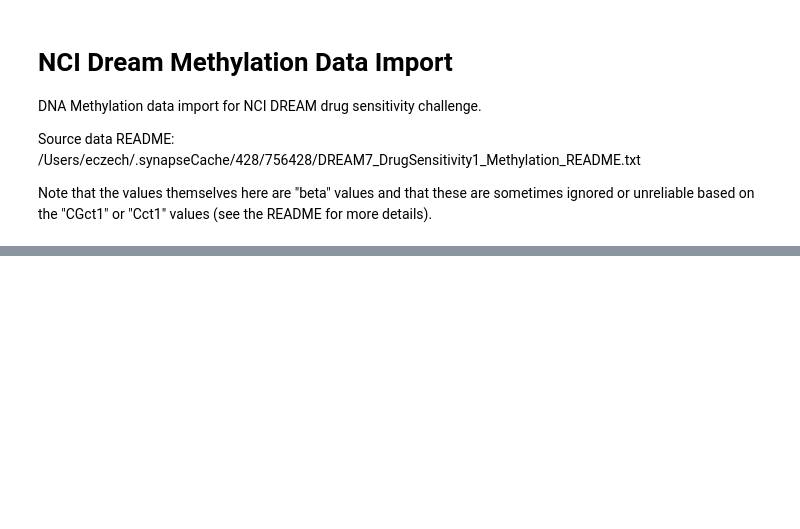
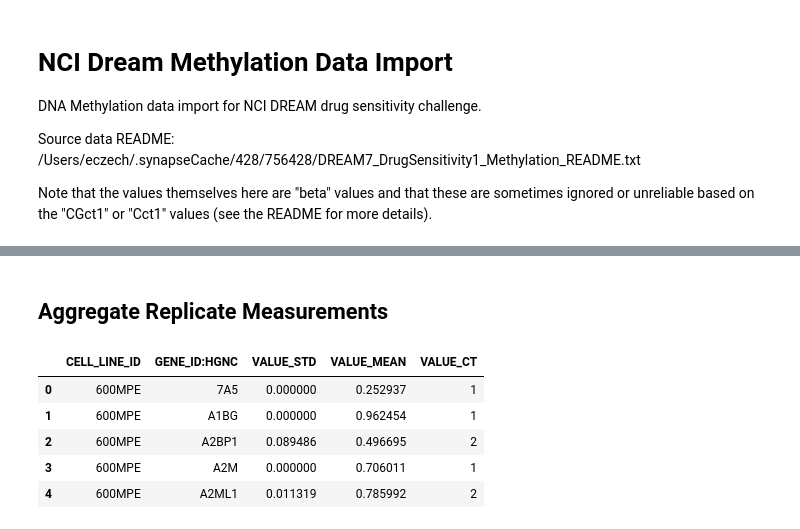
Before and after one commit to eric-czech/mgds, a Jupyter notebook: python/notebook/data_aggregation/import/ncidream/v1/gene-methylation.ipynb, the cells around one changed output, grey strips where cells are left out. Drawn from its saved outputs; the diff is of its cells as text; code cells hidden in the pictures; blank space fills up the shorter version.

```diff
--- a/python/notebook/data_aggregation/import/ncidream/v1/gene-methylation.ipynb
+++ b/python/notebook/data_aggregation/import/ncidream/v1/gene-methylation.ipynb
@@ -56,2 +118,25 @@ VALUE               1129591 non-null float64
 dtypes: float64(1), int64(2), object(3)
 memory usage: 51.7+ MB
+# %% [markdown]
+## Aggregate Replicate Measurements
+# %%
+# According to the documentation for this source, it is common to ignore probes
+# with a CGCT1 or CCT1 of < 3 (or at least I think that's what the docs mean)
+# so consider doing that here in the future:
+
+# d_agg = d_tr[(d_tr['CGCT1'] >= 3) & (d_tr['CCT1'] >= 3)]\
+#     .groupby(['CELL_LINE_ID', 'GENE_ID:HGNC'])['VALUE']\
+#   .agg({'VALUE_MEAN': np.mean, 'VALUE_STD': np.std, 'VALUE_CT': 'count'}).reset_index()
+
+d_agg = d_tr.groupby(['CELL_LINE_ID', 'GENE_ID:HGNC'])['VALUE']\
+    .agg({'VALUE_MEAN': np.mean, 'VALUE_STD': np.std, 'VALUE_CT': 'count'}).reset_index()
+
+d_agg['VALUE_STD'] = d_agg['VALUE_STD'].fillna(0)
+d_agg.head()
+# %% [output]
+|  | CELL_LINE_ID | GENE_ID:HGNC | VALUE_STD | VALUE_MEAN | VALUE_CT |
+| 0 | 600MPE | 7A5 | 0.000000 | 0.252937 | 1 |
+| 1 | 600MPE | A1BG | 0.000000 | 0.962454 | 1 |
+| 2 | 600MPE | A2BP1 | 0.089486 | 0.496695 | 2 |
+| 3 | 600MPE | A2M | 0.000000 | 0.706011 | 1 |
+| 4 | 600MPE | A2ML1 | 0.011319 | 0.785992 | 2 |
```
Also changed, not shown: parts of 12 cells of this notebook, 31 other files.
